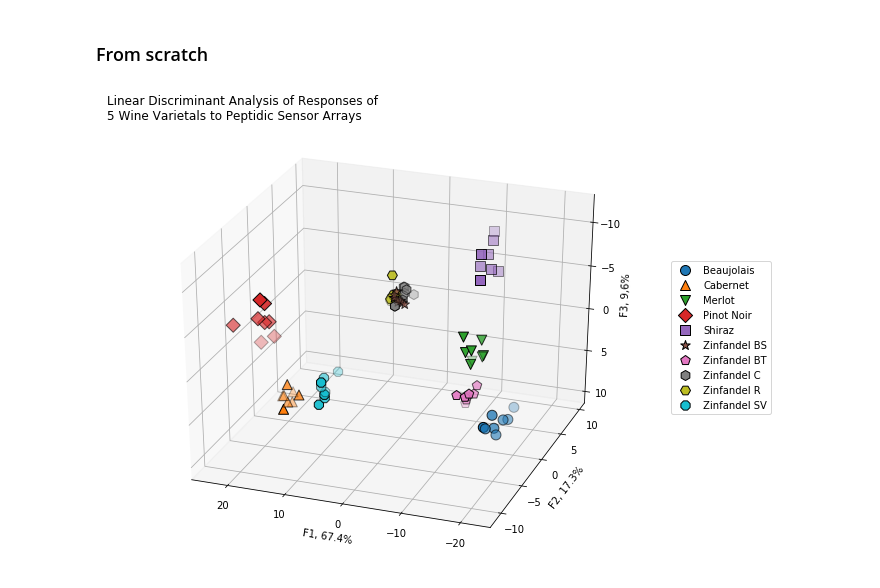
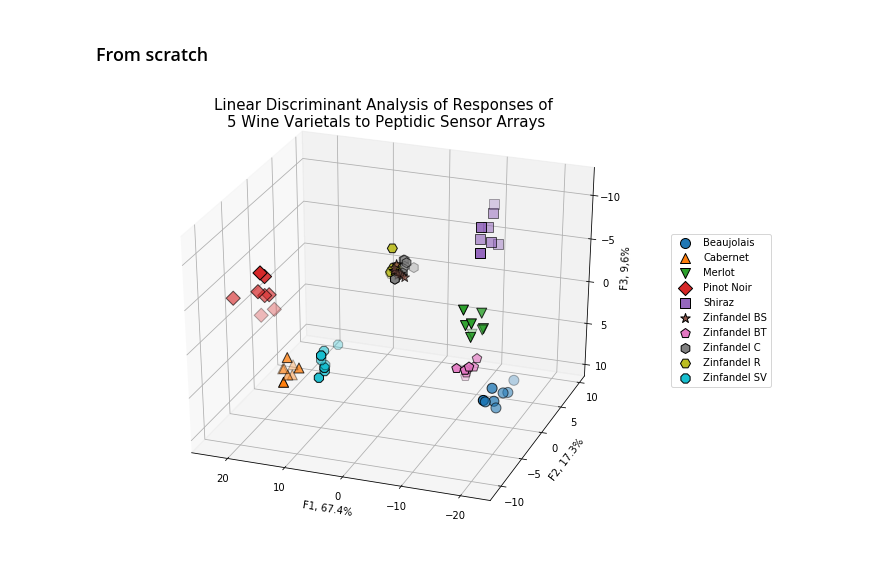
Before and after one commit to mudspringhiker/pca_kmeans_anslynwines, a Jupyter notebook: 5wines0720.ipynb, the cells around one changed output. Cells and saved outputs as stored; diff of their text form; code cells hidden in the pictures.

Commit message:
Change font size for last 3d plot

```diff
--- a/5wines0720.ipynb
+++ b/5wines0720.ipynb
@@ -289,21 +289,21 @@ current_cycler = mpl.rcParams['axes.prop_cycle']
 # %%
 fig = plt.figure(figsize=(10,8))
 ax = plt.subplot(111, projection='3d')
 ax.view_init(azim=70, elev=-150)
 markers = ['o', '^', 'v', 'D', 's', '*', 'p', 'h', 'H', '8', '<', '>']
 row=0
 num = 8
 for i, (label, color_) in enumerate(zip(np.unique(target), current_cycler())):
     ax.scatter(X_lda[row:row+num,0], X_lda[row:row+num,1], X_lda[row:row+num,2], s=100,
                color=color_['color'], label=label, edgecolors='black', marker=markers[i])
     row+=num
 
 plt.legend(bbox_to_anchor=(1.2,0.7))
 ax.set_xlabel('F1, 67.4%')
 ax.set_ylabel('F2, 17.3%')
 ax.set_zlabel('F3, 9,6%')
-ax.set_title("Linear Discriminant Analysis of Responses of \n5 Wine Varietals to Peptidic Sensor Arrays", loc='left')
+ax.set_title("Linear Discriminant Analysis of Responses of \n5 Wine Varietals to Peptidic Sensor Arrays", fontdict={'fontsize': 15}, loc='center')
 ax.view_init(azim=70, elev=-150)
 plt.show()
 # %% [output]
-[figure, old version]
+[figure, new version]
```
